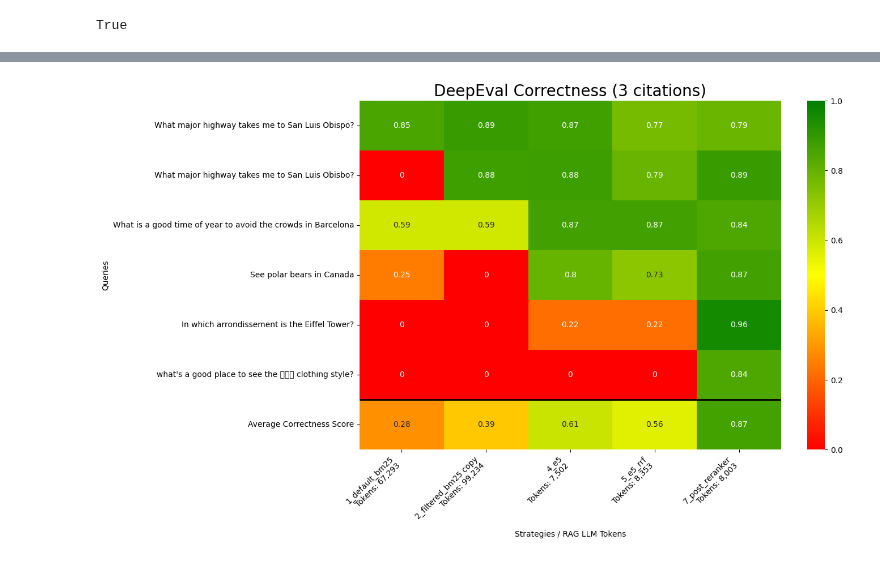
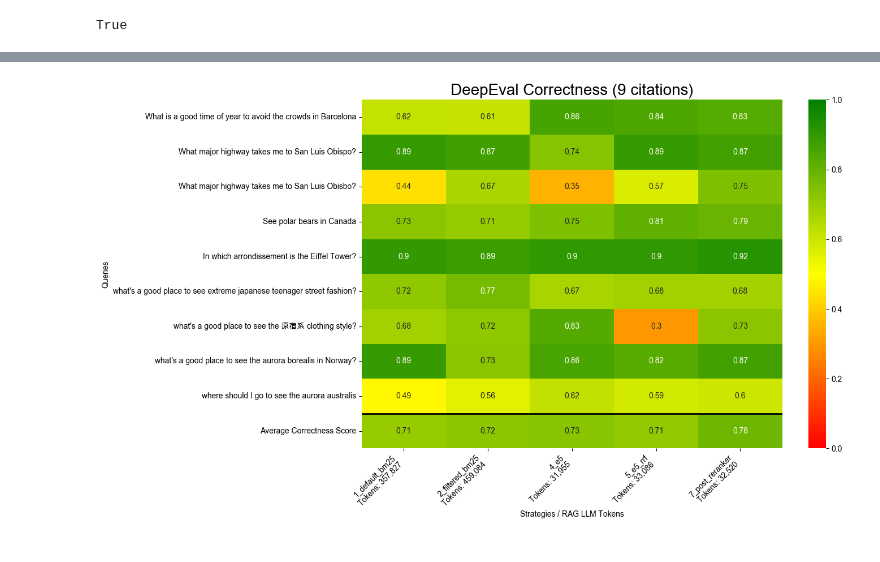
Before and after one commit to elastic/genai-workshops, a Jupyter notebook: searcheval/WikiVoyage.ipynb, the cells around one changed output, grey strips where cells are left out. Cells and saved outputs as stored; diff of their text form; code cells hidden in the pictures.

```diff
--- a/searcheval/WikiVoyage.ipynb
+++ b/searcheval/WikiVoyage.ipynb
@@ -102,32 +104,32 @@ import json
 print("### DEEP EVAL")
 es = get_es()
 
 rag_system_prompt = """
 Instructions:
 
 - You are an assistant for question-answering tasks.
 - Answer questions truthfully and factually using only the context presented.
 - Do not jump to conclusions or make assumptions.
 - If the answer is not present in the provided context, just say that you don't know rather than making up an answer or using your own knowledge from outside the prompt.
 - You must always cite the document where the answer was extracted using inline academic citation style [], using the position or multiple positions. Example:  [1][3].
 - Use markdown format for code examples or bulleted lists.
 - You are correct, factual, precise, and reliable.
 
 
 Context:
 {context}
 """
 
-citations_max = 3  ### <--- reducing the number of sub-document citiations shows the value of ranking to RAG
+citations_max = 9  ### <--- reducing the number of sub-document citiations shows the value of ranking to RAG (3 hard, 9 easy)
 
 ## Search Top 6 documents, with 3 inner hits per doc, send a max of X citations to the LLM for RAG
 deepEvalScores = run_deepeval(es, strategy_modules, golden_data, rag_system_prompt,6, 3, citations_max)
 
 
 ## save the scores to disk
 output_deepeval_results(DEEPEVAL_OUTPUT_JSON, deepEvalScores)
 print(f"\nDeepEval scores saved to {DEEPEVAL_OUTPUT_JSON}")
 # Visualize
 vis_deep_eval_correct_tests(DEEPEVAL_OUTPUT_JSON, f"DeepEval Correctness ({citations_max} citations)")
 # %% [output]
-[figure, old version]
+[figure, new version]
```
Also changed, not shown: parts of 3 cells of this notebook, 29 other files.
